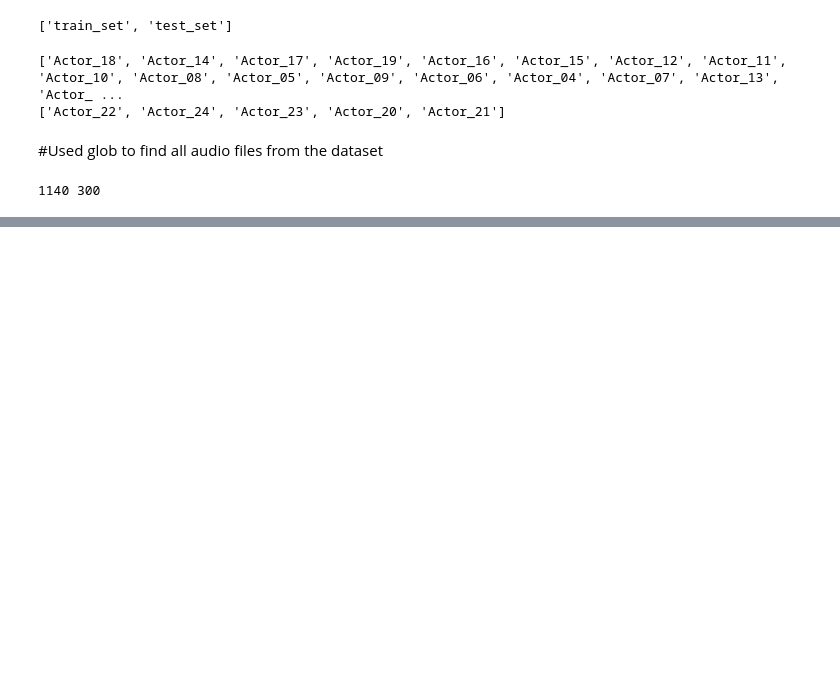
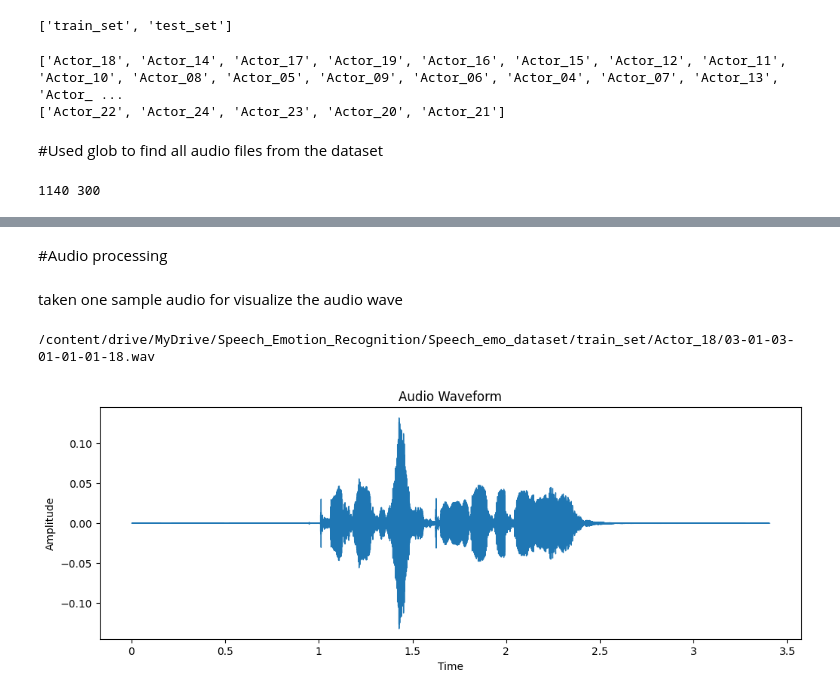
Before and after one commit to salih-salu/Speech_Emotion_Recognition_using_AudioFiles, a Jupyter notebook: Speech_Emotion_Recognition.ipynb, the cells around one changed output, grey strips where cells are left out. Drawn from its saved outputs; the diff is of its cells as text; code cells hidden in the pictures; blank space fills up the shorter version.

```diff
--- a/Speech_Emotion_Recognition.ipynb
+++ b/Speech_Emotion_Recognition.ipynb
@@ -23,7 +23,7 @@ from sklearn.metrics import confusion_matrix
 # %% [markdown]
 #Get the Dataset through google drive mounting
 # %%
-Dataset_path = '/content/drive/MyDrive/Speach_Emotion_Recognition/Speach_emo_dataset'
+Dataset_path = '/content/drive/MyDrive/Speech_Emotion_Recognition/Speech_emo_dataset'
 print(os.listdir(Dataset_path))
 # %% [output]
 ['train_set', 'test_set']
@@ -95,3 +95,5 @@ test_df = pd.DataFrame({
 })
 # %%
 # train_df
+# %%
+train_df['emotion'] = train_df['file_path'].apply(get_emotion)
@@ -97,0 +160,31 @@ test_df = pd.DataFrame({
+# %% [markdown]
+#Audio processing
+# %% [markdown]
+taken one sample audio for visualize the audio wave
+# %%
+file_path = train_df.iloc[0]["file_path"]
+print(file_path)
+
+audio, sample_rate = librosa.load(
+    file_path,
+    sr=16000
+)
+
+print("Sample rate:", sample_rate)
+print("Audio length:", len(audio))
+# %% [output]
+/content/drive/MyDrive/Speech_Emotion_Recognition/Speech_emo_dataset/train_set/Actor_18/03-01-03-01-01-01-18.wav
+# %%
+plt.figure(figsize=(12, 4))
+
+librosa.display.waveshow(
+    audio,
+    sr=sample_rate
+)
+
+plt.title("Audio Waveform")
+plt.xlabel("Time")
+plt.ylabel("Amplitude")
+plt.show()
+# %% [output]
+[figure, added]
```
Also changed, not shown: parts of 7 cells of this notebook.
